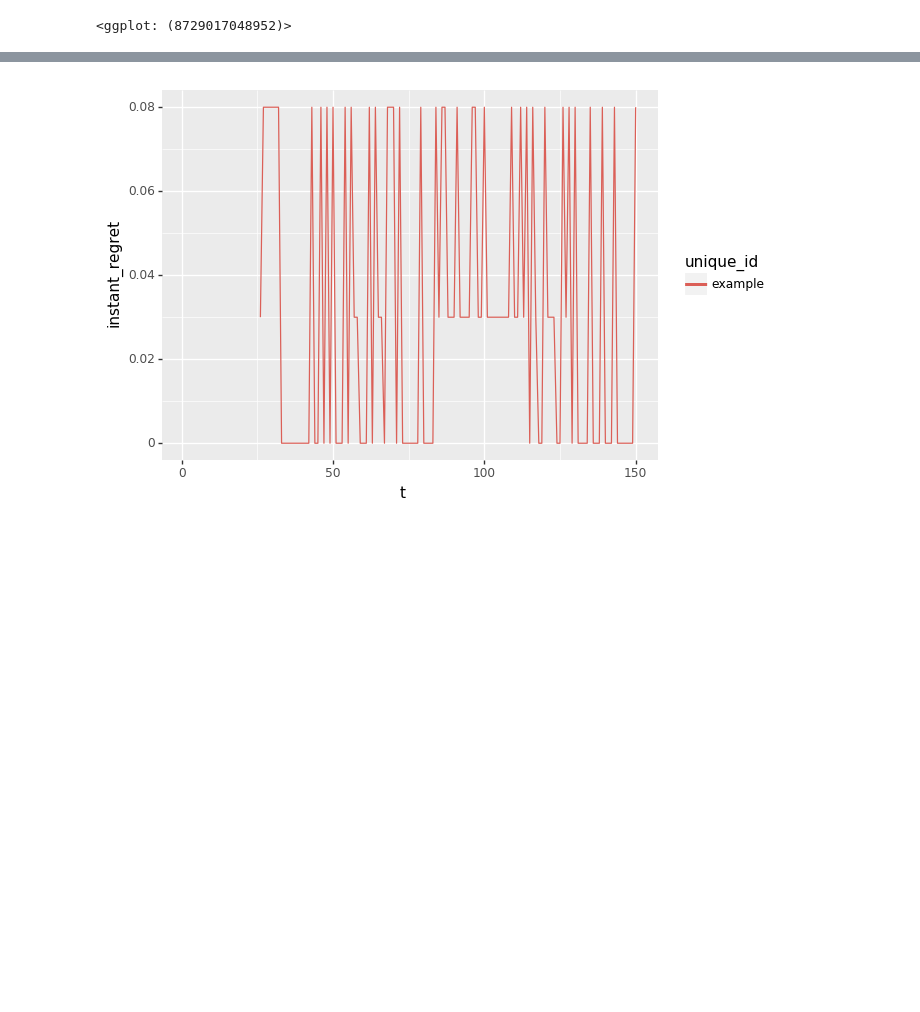
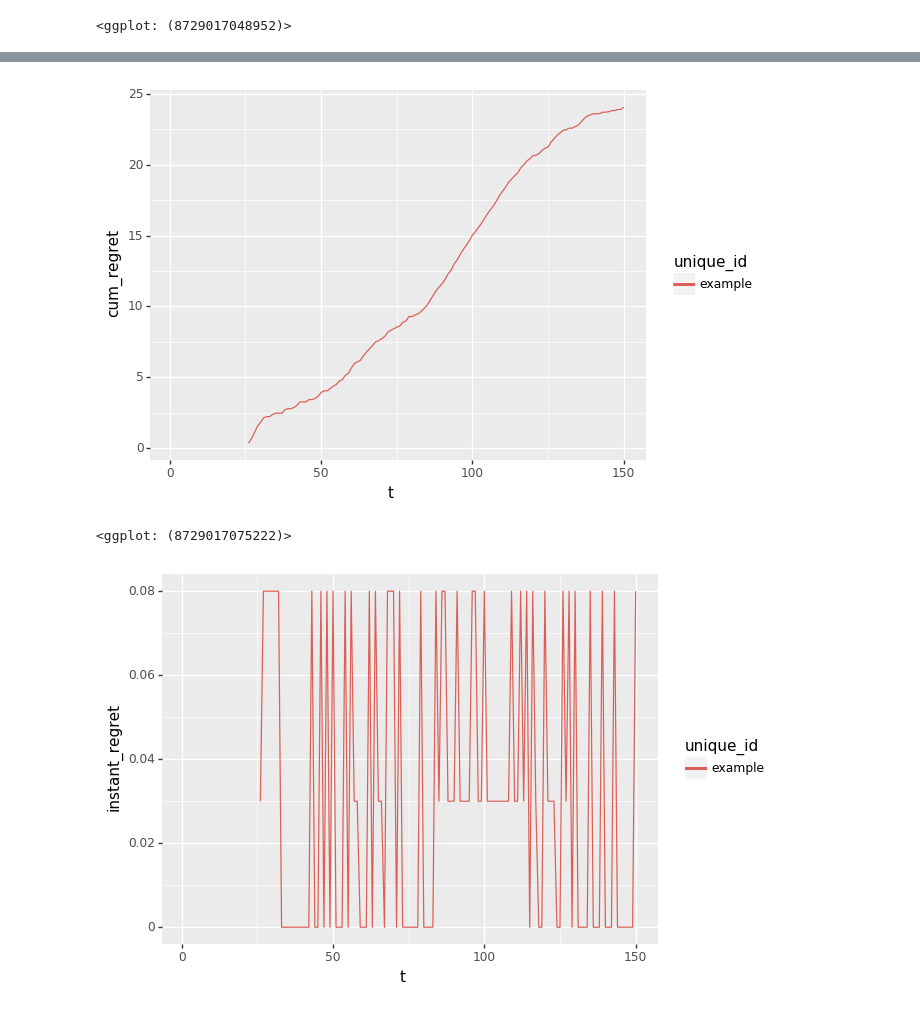
Before and after one commit to Nolski/sheriff, a Jupyter notebook: src/TS_Bandit_test.ipynb, the cells around one changed output, grey strips where cells are left out. Drawn from its saved outputs; the diff is of its cells as text; code cells hidden in the pictures; blank space fills up the shorter version.

Commit message:
Plot cumulative regret

```diff
--- a/src/TS_Bandit_test.ipynb
+++ b/src/TS_Bandit_test.ipynb
@@ -119,6 +119,14 @@ display(experiment.results.tail(n=16))
 | 147 | 2 | 23.91 | 0.18 | 0.00 | 4 | 0.106195 | 0.142405 | 0.206704 | 0.2 | ... |
 | 148 | 2 | 23.91 | 0.18 | 0.00 | 4 | 0.108187 | 0.141509 | 0.204986 | 0.2 | ... |
 | 149 | 0 | 24.07 | 0.10 | 0.08 | 4 | 0.110145 | 0.141066 | 0.205479 | 0.2 | ... |
+# %%
+p = (gg.ggplot(experiment.results)
+     + gg.aes(x='t', y='cum_regret', colour='unique_id')
+     + gg.geom_line())
+print(p)
+# %% [output]
+[figure, added]
+<ggplot: (8729017075222)>
 # %%
 p = (gg.ggplot(experiment.results)
      + gg.aes(x='t', y='instant_regret', colour='unique_id')
```
